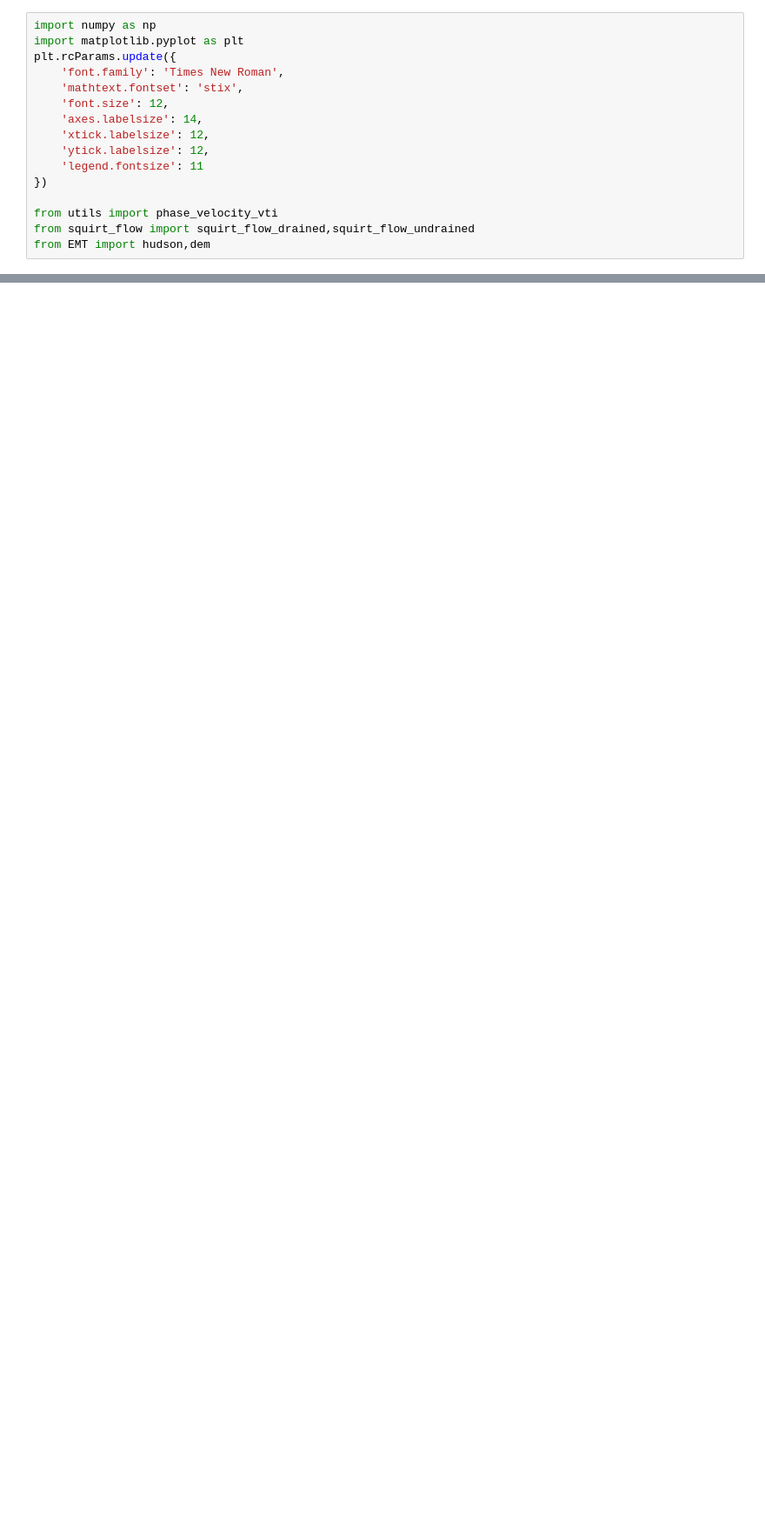
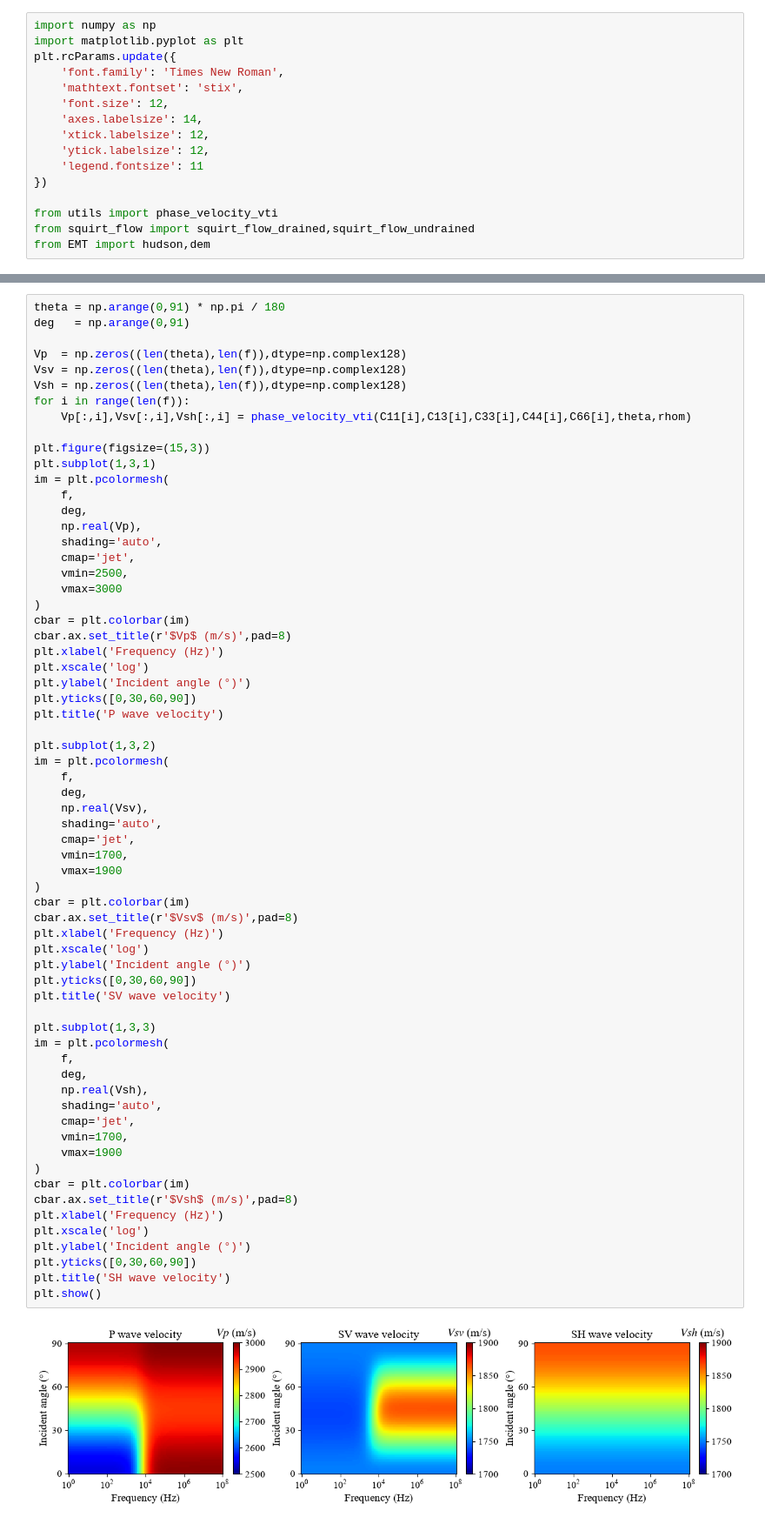
Before and after one commit to huxs890/Wave-induced-fluid-flow, a Jupyter notebook: test_squirt_flow.ipynb, the cells around one changed output, grey strips where cells are left out. Shown at 87% size. Drawn from its saved outputs; the diff is of its cells as text; blank space fills up the shorter version.

```diff
--- a/test_squirt_flow.ipynb
+++ b/test_squirt_flow.ipynb
@@ -96,0 +101,67 @@ plt.show()
+# %%
+theta = np.arange(0,91) * np.pi / 180
+deg   = np.arange(0,91)
+
+Vp  = np.zeros((len(theta),len(f)),dtype=np.complex128)
+Vsv = np.zeros((len(theta),len(f)),dtype=np.complex128)
+Vsh = np.zeros((len(theta),len(f)),dtype=np.complex128)
+for i in range(len(f)):
+    Vp[:,i],Vsv[:,i],Vsh[:,i] = phase_velocity_vti(C11[i],C13[i],C33[i],C44[i],C66[i],theta,rhom)
+
+plt.figure(figsize=(15,3))
+plt.subplot(1,3,1)
+im = plt.pcolormesh(
+    f,
+    deg,
+    np.real(Vp),
+    shading='auto',
+    cmap='jet',
+    vmin=2500,
+    vmax=3000
+)
+cbar = plt.colorbar(im)
+cbar.ax.set_title(r'$Vp$ (m/s)',pad=8)
+plt.xlabel('Frequency (Hz)')
+plt.xscale('log')
+plt.ylabel('Incident angle (°)')
+plt.yticks([0,30,60,90])
+plt.title('P wave velocity')
+
+plt.subplot(1,3,2)
+im = plt.pcolormesh(
+    f,
+    deg,
+    np.real(Vsv),
+    shading='auto',
+    cmap='jet',
+    vmin=1700,
+    vmax=1900
+)
+cbar = plt.colorbar(im)
+cbar.ax.set_title(r'$Vsv$ (m/s)',pad=8)
+plt.xlabel('Frequency (Hz)')
+plt.xscale('log')
+plt.ylabel('Incident angle (°)')
+plt.yticks([0,30,60,90])
+plt.title('SV wave velocity')
+
+plt.subplot(1,3,3)
+im = plt.pcolormesh(
+    f,
+    deg,
+    np.real(Vsh),
+    shading='auto',
+    cmap='jet',
+    vmin=1700,
+    vmax=1900
+)
+cbar = plt.colorbar(im)
+cbar.ax.set_title(r'$Vsh$ (m/s)',pad=8)
+plt.xlabel('Frequency (Hz)')
+plt.xscale('log')
+plt.ylabel('Incident angle (°)')
+plt.yticks([0,30,60,90])
+plt.title('SH wave velocity')
+plt.show()
+# %% [output]
+[figure, added]
```
Also changed, not shown: parts of 3 cells of this notebook, 5 other files.
